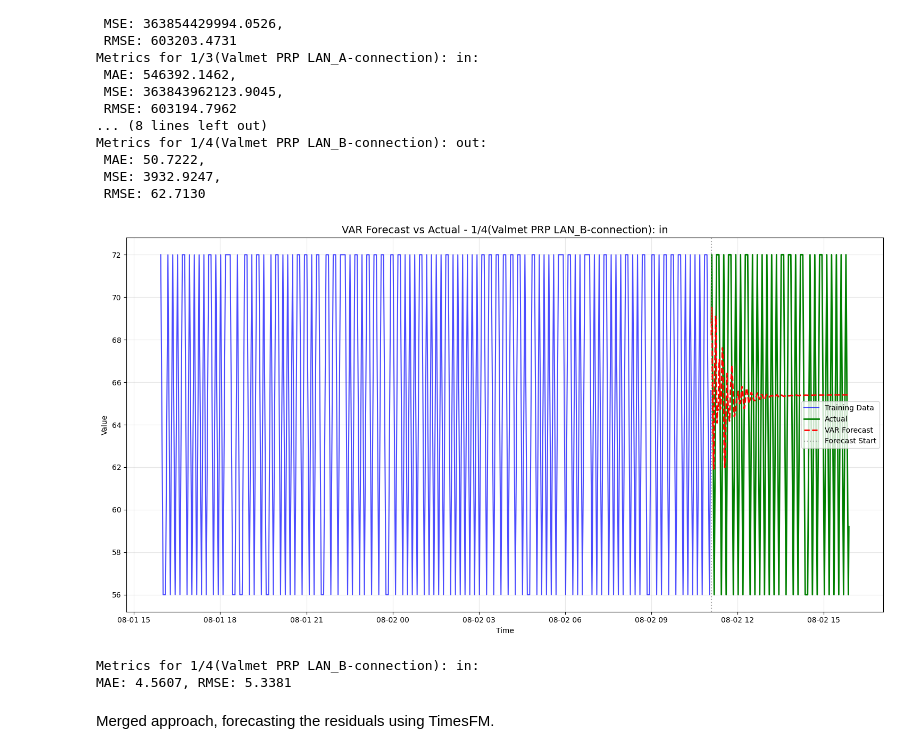
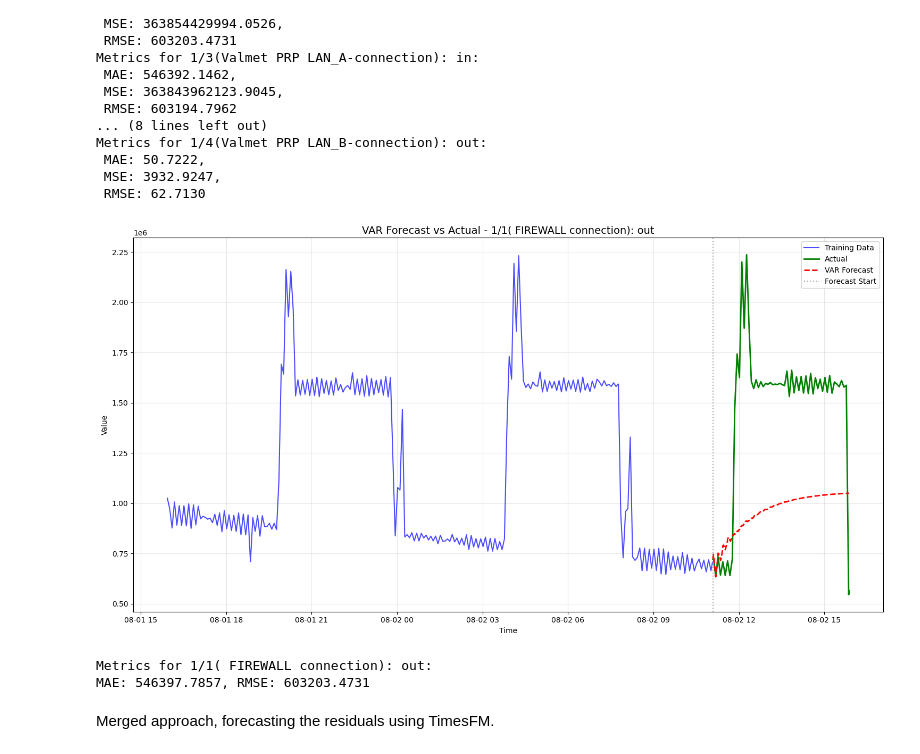
Before and after one commit to joolkas/mth_project, a Jupyter notebook: mth_project/industrial_network_analysis/Data examination/VAR_with_timesFM.ipynb, the cells around one changed output. Saved outputs shown, nothing was run; the diff lists cells and outputs as text; code cells hidden in the pictures.

```diff
--- a/mth_project/industrial_network_analysis/Data examination/VAR_with_timesFM.ipynb
+++ b/mth_project/industrial_network_analysis/Data examination/VAR_with_timesFM.ipynb
@@ -284,17 +287,17 @@ Metrics for 1/4(Valmet PRP LAN_B-connection): out:
  RMSE: 62.7130
 # %%
 plot_single_variable_forecast(
-    variable_idx=4,
+    variable_idx=1,
     train_data_normalized=train_data_normalized,
     test_data_denormalized=test_data_denormalized,
     VAR_forecast_denormalized=VAR_forecast_denormalized,
     scaler=scaler,
     results_df=VAR_results_df
 )
 # %% [output]
-[figure, old version]
+[figure, new version]
-Metrics for 1/4(Valmet PRP LAN_B-connection): in:
-MAE: 4.5607, RMSE: 5.3381
+Metrics for 1/1( FIREWALL connection): out:
+MAE: 546397.7857, RMSE: 603203.4731
 # %% [markdown]
 Merged approach, forecasting the residuals using TimesFM.
 # %%
```
Also changed, not shown: parts of 2 cells of this notebook, 16 other files.
